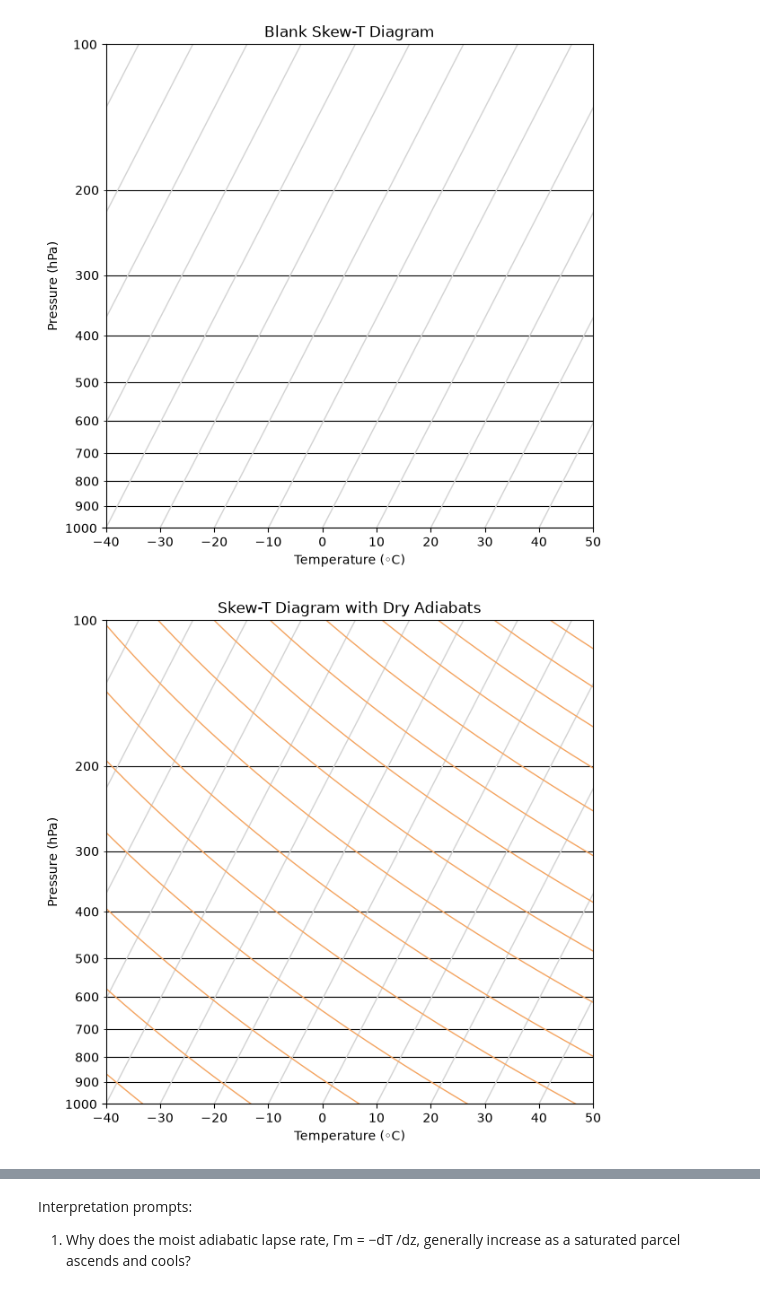
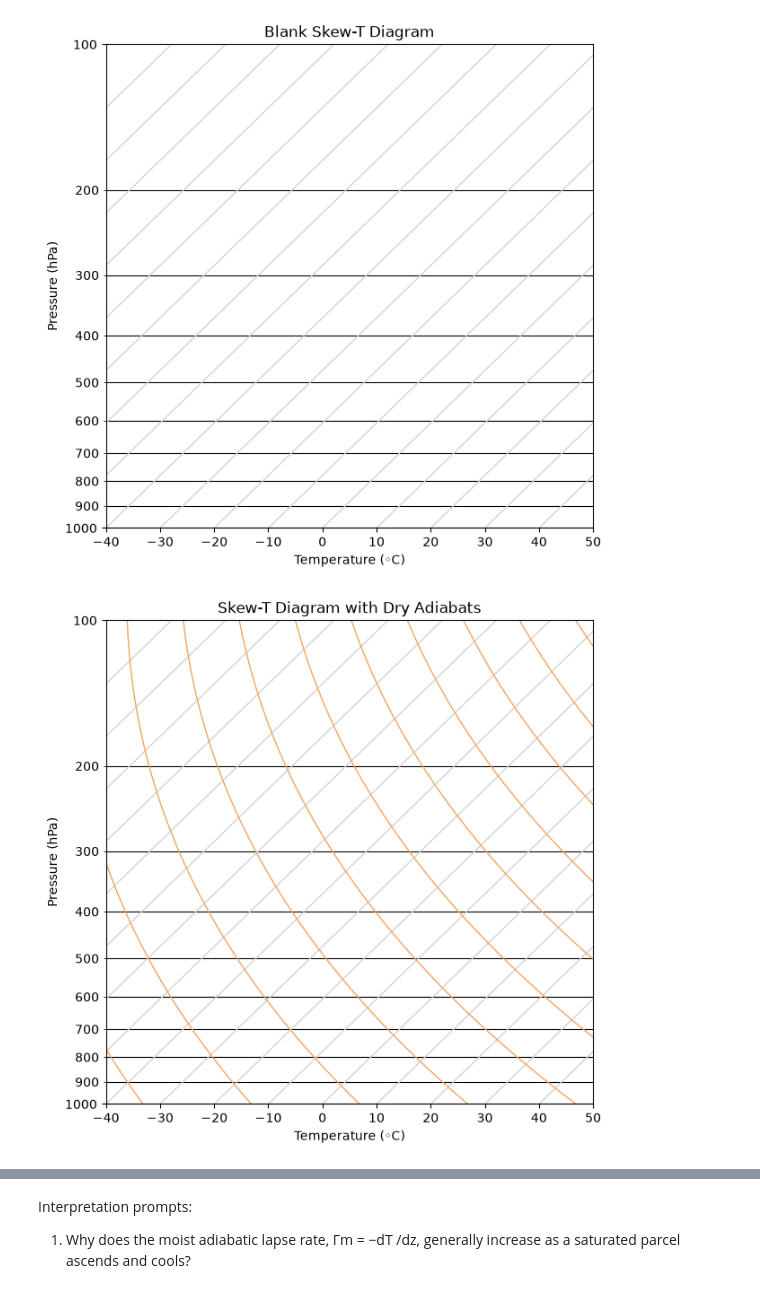
Before and after one commit to wxks/metr5003, a Jupyter notebook: lab3.ipynb, the cells around one changed output, grey strips where cells are left out. Saved outputs shown, nothing was run; the diff lists cells and outputs as text; code cells hidden in the pictures.

```diff
--- a/lab3.ipynb
+++ b/lab3.ipynb
@@ -7,32 +8,44 @@ from metpy.units import units
 import pandas as pd
 # %%
 # blank SkewT with Isotherms
+# Make the Figure
 fig=plt.figure()
 fig.set_size_inches(7,7)
 ax=plt.axes()
 
+# make Skew-T plot from 100 to 1000 hPa
 ax.set_ylim(100,1000)
+#invert the y-axis and set the scale to logarithmic
 ax.set_yinverted(True)
 ax.set_yscale('log')
+# add labels for 100 and 1000 hPa
 ax.yaxis.set_major_formatter('{x:.0f}')
+#add labels for 200,300,400,500,600,700,800,900 hPa
 ax.yaxis.set_minor_formatter('{x:.0f}')
+#add gridlines for hte y-axis
 ax.grid(which='minor', axis='y', linestyle='-', color='k')
 
+# Add axes and plot title
 ax.set_title("Blank Skew-T Diagram")
 ax.set_xlabel("Temperature (◦C)")
 ax.set_ylabel("Pressure (hPa)")
 
+#Set Temperature Limit
 ax.set_xlim(-40,50)
 
-def skewT(temp, pres, skew=-20): #Skews the temperature axis for a SkewT plot.
+#SKEW FUNCTION CHANGED TO -40 TO MATCH WYOMING SOUNDING FOR VERIFICATION
+def skewT(temp, pres, skew=-40): #Skews the temperature axis for a SkewT plot.
     #temp: temperature values (deg C)
     #pres: pressure values (hPa)
     #skew: amount of skew (default of -20)
     return (temp) + skew * np.log(pres/1000.0)
 #for t in
 
-temperature = np.arange(-80, 50, 10)
+#Basic Temeprature and Pressure  variables to calculate isotherms
+temperature = np.arange(-120, 60, 10)
 pressure = np.linspace(100, 1000, 100)
+
+# plot an isotherm for every point in the temperature array
 for t in temperature:
     skewed=skewT(t, pressure)
     ax.plot(skewed, pressure, color='lightgray', linestyle='-', linewidth=1)
@@ -40,50 +53,70 @@ for t in temperature:
 [figure]
 # %%
 # SkewT with Isotherms and Dry Adiabats
+# Make the Figure
 fig=plt.figure()
 fig.set_size_inches(7,7)
 ax=plt.axes()
 
+# make Skew-T plot from 100 to 1000 hPa
 ax.set_ylim(100,1000)
+#invert the y-axis and set the scale to logarithmic
 ax.set_yinverted(True)
 ax.set_yscale('log')
+# add labels for 100 and 1000 hPa
 ax.yaxis.set_major_formatter('{x:.0f}')
+#add labels for 200,300,400,500,600,700,800,900 hPa
 ax.yaxis.set_minor_formatter('{x:.0f}')
+#add gridlines for hte y-axis
 ax.grid(which='minor', axis='y', linestyle='-', color='k')
 
+# Add axes and plot title
 ax.set_title("Skew-T Diagram with Dry Adiabats")
 ax.set_xlabel("Temperature (◦C)")
 ax.set_ylabel("Pressure (hPa)")
 
+#Set Temperature Limit
 ax.set_xlim(-40,50)
 
-def skewT(temp, pres, skew=-20): #Skews the temperature axis for a SkewT plot.
+#SKEW FUNCTION CHANGED TO -40 TO MATCH WYOMING SOUNDING FOR VERIFICATION
+def skewT(temp, pres, skew=-40): #Skews the temperature axis for a SkewT plot.
     #temp: temperature values (deg C)
     #pres: pressure values (hPa)
     #skew: amount of skew (default of -20)
     return (temp) + skew * np.log(pres/1000.0)
 #for t in
 
-temperature = np.arange(-80, 50, 10)
+#Basic Temeprature and Pressure  variables to calculate isotherms
+temperature = np.arange(-120, 60, 10)
 pressure = np.linspace(100, 1000, 100)
+
+# plot an isotherm for every point in the temperature array
 for t in temperature:
     skewed=skewT(t, pressure)
     ax.plot(skewed, pressure, color='lightgray', linestyle='-', linewidth=1)
 
-temperature2 = np.arange(-80, 50, 10)
+
+#defining constants
 rd= 287 #J kg−1 K−1,
 cp= 1004 #J kg−1 K−1
+eps=0.622 #ratio of the gas constants for dry air and water vapor
+lv=2.5*10**6 #latent heat of vaporization (J/kg)
 
-finding_const_theta= 300 # K
+#theta values for dry adiabats
 d_theta= np.arange(200,600,20)
 
+#dry adiabat equation, takes in theta and pressure and returns temperature
 def dry_adiabat(theta, pres, init_pres=1000):
     return theta * ((pres/init_pres)**(rd/cp))
 
+
 for theta in d_theta:
+    #calculate the dry adiabat temperature for the given theta and pressure
     adi_temp= dry_adiabat(theta, pressure)
+    #skew the dry adiabat temperature for plotting
     adi_temp_sk=skewT(adi_temp-273.15, pressure)
+    #plot dry adiabats
     ax.plot(adi_temp_sk, pressure, color='sandybrown', linestyle='-', linewidth=1)
 # %% [output]
-[figure, old version]
+[figure, new version]
 # %%
```
Also changed, not shown: parts of 12 cells of this notebook.
